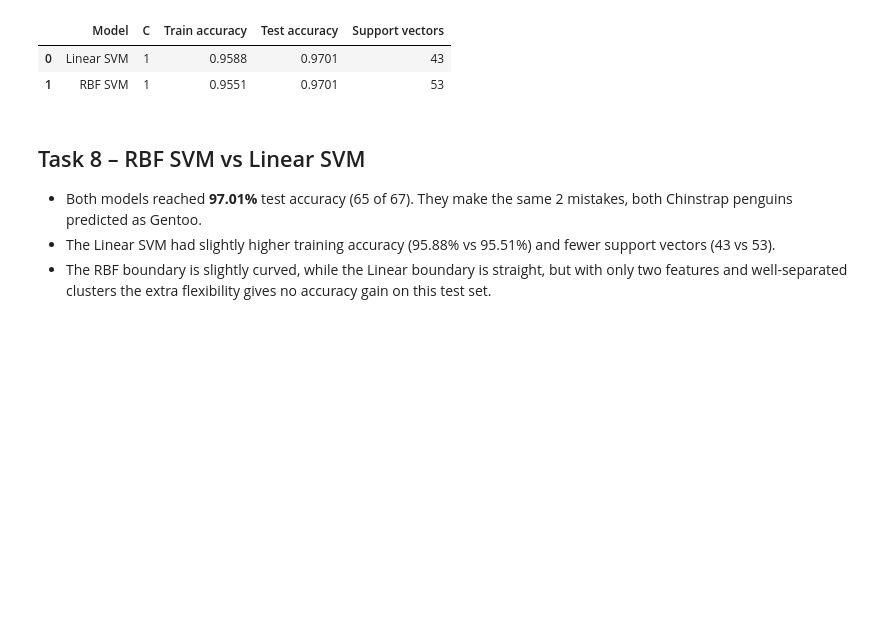
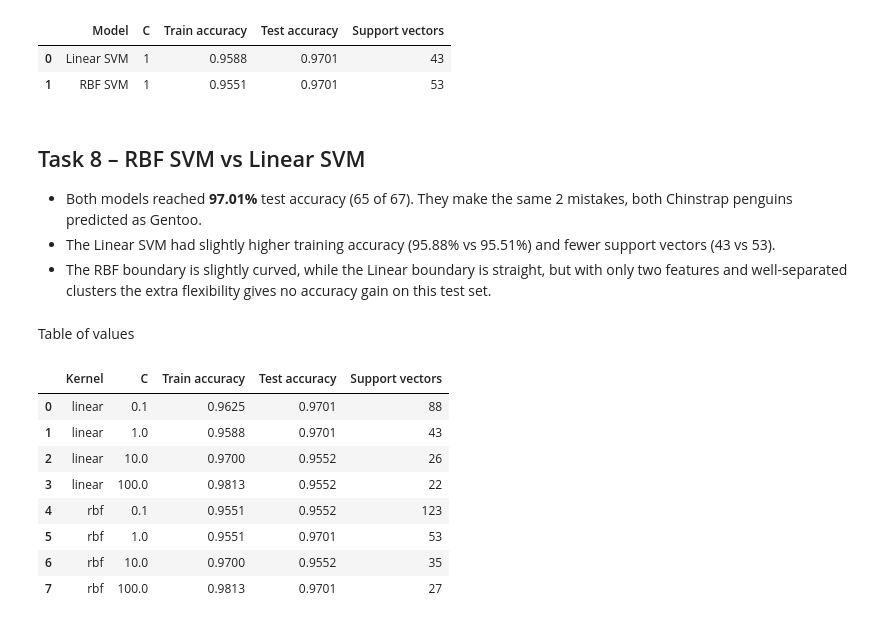
Before and after one commit to zainnm30/penguin-svm-classification, a Jupyter notebook: notebooks/penguin_svm.ipynb, the cells around one changed output. Drawn from its saved outputs; the diff is of its cells as text; code cells hidden in the pictures; blank space fills up the shorter version.

Commit message:
Task 9: effect of C on linear and RBF SVM

```diff
--- a/notebooks/penguin_svm.ipynb
+++ b/notebooks/penguin_svm.ipynb
@@ -396,3 +396,33 @@ comparison
 - Both models reached **97.01%** test accuracy (65 of 67). They make the same 2 mistakes, both Chinstrap penguins predicted as Gentoo.
 - The Linear SVM had slightly higher training accuracy (95.88% vs 95.51%) and fewer support vectors (43 vs 53).
 - The RBF boundary is slightly curved, while the Linear boundary is straight, but with only two features and well-separated clusters the extra flexibility gives no accuracy gain on this test set.
+# %% [markdown]
+Table of values
+# %%
+C_values = [0.1, 1, 10, 100]
+results = []
+
+for kernel in ['linear', 'rbf']:
+    for C in C_values:
+        model = SVC(kernel=kernel, C=C, random_state=RANDOM_STATE)
+        model.fit(X_train_scaled, y_train)
+        results.append({
+            'Kernel': kernel,
+            'C': C,
+            'Train accuracy': accuracy_score(y_train, model.predict(X_train_scaled)),
+            'Test accuracy': accuracy_score(y_test, model.predict(X_test_scaled)),
+            'Support vectors': model.n_support_.sum()
+        })
+
+results_df = pd.DataFrame(results).round(4)
+results_df
+# %% [output]
+|  | Kernel | C | Train accuracy | Test accuracy | Support vectors |
+| 0 | linear | 0.1 | 0.9625 | 0.9701 | 88 |
+| 1 | linear | 1.0 | 0.9588 | 0.9701 | 43 |
+| 2 | linear | 10.0 | 0.9700 | 0.9552 | 26 |
+| 3 | linear | 100.0 | 0.9813 | 0.9552 | 22 |
+| 4 | rbf | 0.1 | 0.9551 | 0.9552 | 123 |
+| 5 | rbf | 1.0 | 0.9551 | 0.9701 | 53 |
+| 6 | rbf | 10.0 | 0.9700 | 0.9552 | 35 |
+| 7 | rbf | 100.0 | 0.9813 | 0.9701 | 27 |
```
Also changed, not shown: parts of 2 cells of this notebook, 1 other file.
